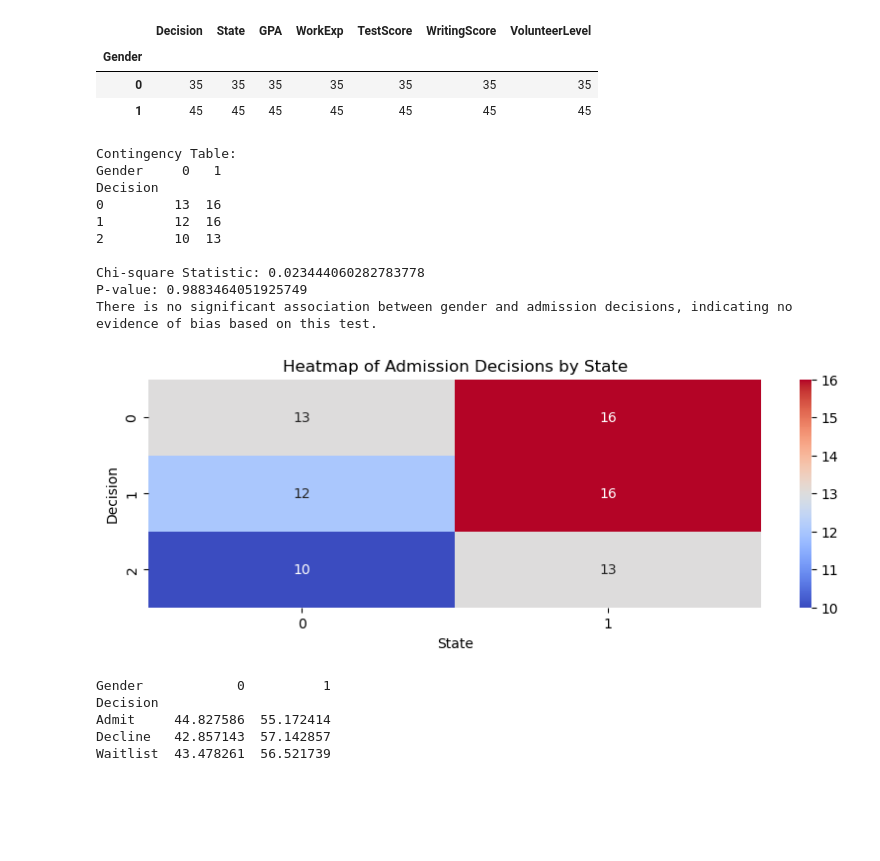
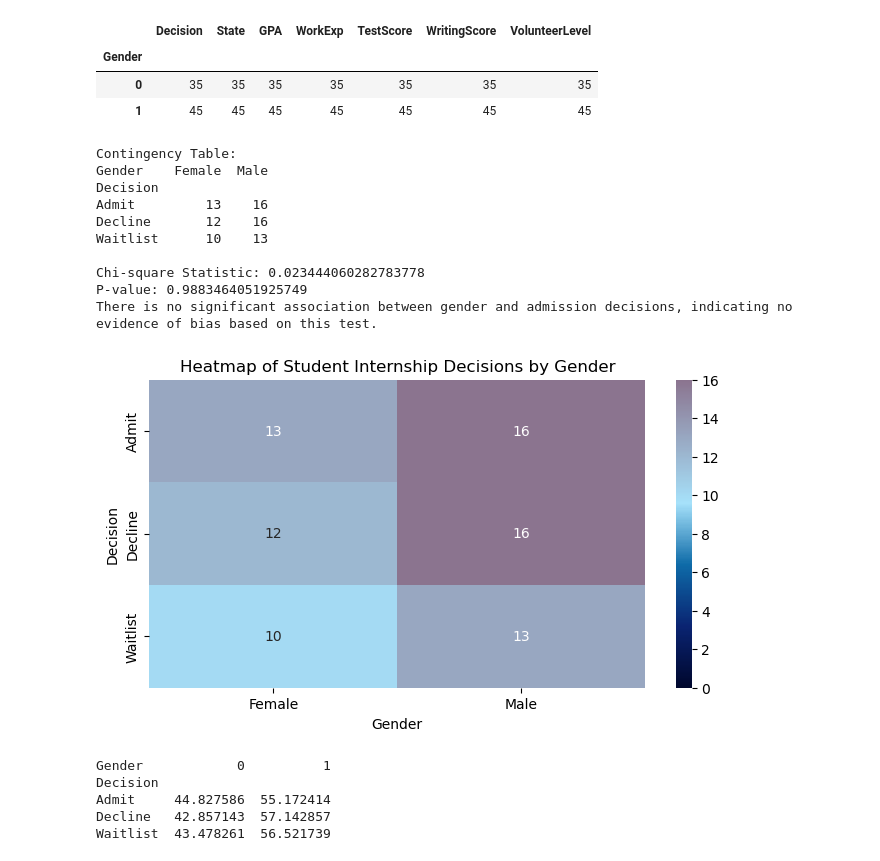
Before and after one commit to ad1589/dsan-5900.github.io, a Jupyter notebook: code/amelia_xgboost/xgboost.ipynb, the cells around one changed output. Cells and saved outputs as stored; diff of their text form; code cells hidden in the pictures; blank space fills up the shorter version.

Commit message:
adding gender

```diff
--- a/code/amelia_xgboost/xgboost.ipynb
+++ b/code/amelia_xgboost/xgboost.ipynb
@@ -79,40 +79,57 @@ df.groupby(['Gender']).count()
 | 0 | 35 | 35 | 35 | 35 | 35 | 35 | 35 |
 | 1 | 45 | 45 | 45 | 45 | 45 | 45 | 45 |
 # %%
+import seaborn as sns
+import matplotlib.pyplot as plt
+from scipy.stats import chi2_contingency
+import pandas as pd
+from matplotlib.colors import LinearSegmentedColormap
+
+
+decision_mapping = {0: 'Admit', 1: 'Decline', 2: 'Waitlist'}
+gender_mapping = {0: 'Female', 1: 'Male'}
+
+# Replace numeric codes with string labels
+df['Decision'] = df['Decision'].replace(decision_mapping)
+df['Gender'] = df['Gender'].replace(gender_mapping)
+
 # contingency table of observed frequencies
 contingency_table_gen = pd.crosstab(df['Decision'], df['Gender'])
 
 print("Contingency Table:")
 print(contingency_table_gen)
 
 chi2, p, dof, expected = chi2_contingency(contingency_table_gen)
 
 print("\nChi-square Statistic:", chi2)
 print("P-value:", p)
 
 if p < 0.05:
     print("There is a significant association between gender and admission decisions, indicating potential bias.")
 else:
     print("There is no significant association between gender and admission decisions, indicating no evidence of bias based on this test.")
 
-plt.figure(figsize=(10, 3))
-sns.heatmap(contingency_table_gen, annot=True, cmap='coolwarm', fmt='g')
-plt.title('Heatmap of Admission Decisions by State')
-plt.xlabel('State')
+custom_palette = ['#00072D', '#0A2472', '#0E6BA8', '#A6E1FA', '#99ABC5', '#8B748F']
+custom_cmap = LinearSegmentedColormap.from_list("custom_cmap", custom_palette)
+
+plt.figure(figsize=(8, 4))
+sns.heatmap(contingency_table_gen, annot=True, cmap=custom_cmap, fmt='g', vmin=0)
+plt.title('Heatmap of Student Internship Decisions by Gender')
+plt.xlabel('Gender')
 plt.ylabel('Decision')
 plt.show()
 # %% [output]
 Contingency Table:
-Gender     0   1
+Gender    Female  Male
 Decision
-0         13  16
-1         12  16
-2         10  13
+Admit         13    16
+Decline       12    16
+Waitlist      10    13
 
 Chi-square Statistic: 0.023444060282783778
 P-value: 0.9883464051925749
 There is no significant association between gender and admission decisions, indicating no evidence of bias based on this test.
-[figure, old version]
+[figure, new version]
 # %%
  # plotting gender distribution among Admission decisions
 colors = ['#8B748F', '#00072D', '#0A2472']
```
Also changed, not shown: 2 other files.
